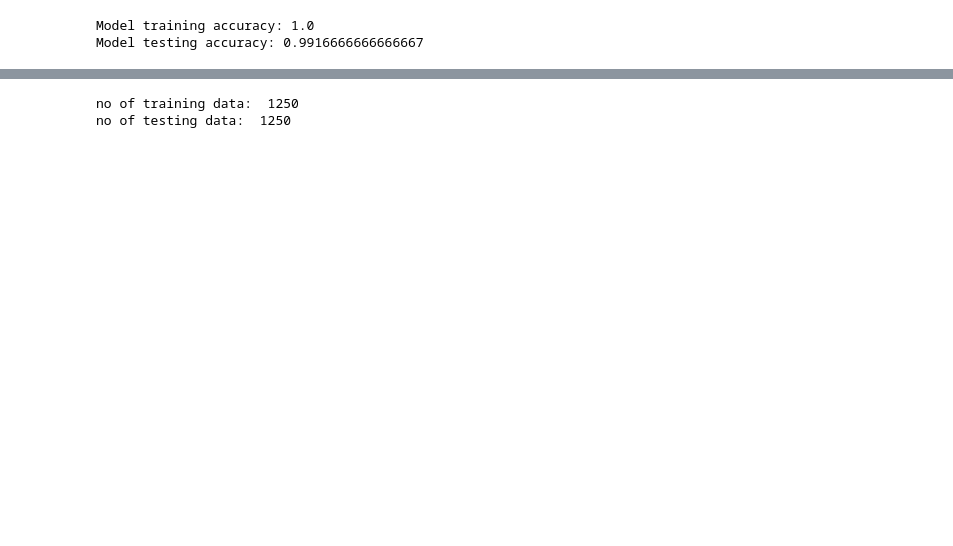
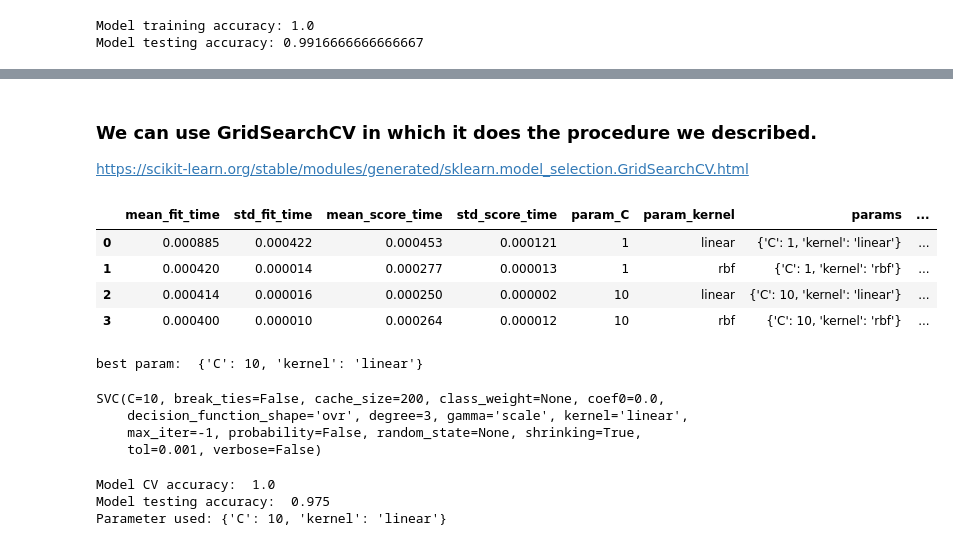
Before and after one commit to shiernee/Advanced_ML, a Jupyter notebook: Week5/WOA7015_Wk5.ipynb, the cells around one changed output, grey strips where cells are left out. Cells and saved outputs as stored; diff of their text form; code cells hidden in the pictures; blank space fills up the shorter version.

```diff
--- a/Week5/WOA7015_Wk5.ipynb
+++ b/Week5/WOA7015_Wk5.ipynb
@@ -196,9 +192,16 @@ plt.scatter(X[:, 0], X[:, 1], c=y)
+# %% [markdown]
+### We can use GridSearchCV in which it does the procedure we described.
+https://scikit-learn.org/stable/modules/generated/sklearn.model_selection.GridSearchCV.html
 # %%
+from sklearn.model_selection import GridSearchCV
+from sklearn import svm, datasets
+
+# use iris data
+iris = datasets.load_iris()
+X, y = iris.data, iris.target
+
 # Split into training and testing data
 X_train, X_test, y_train, y_test = train_test_split(X, y, test_size=0.80, random_state=42)
 
 print('no of training data: ', len(X_train))
 print('no of testing data: ', len(X_test))
-# %% [output]
-no of training data:  1250
-no of testing data:  1250
@@ -211,2 +208,43 @@ svm = svm.fit(X_train, y_train)
+# %%
+svc = SVC()
+parameters = {'kernel':('linear', 'rbf'), 'C':[1, 10]}
+clf = GridSearchCV(svc, parameters, cv=5)
+clf.fit(X_train, y_train)
+results = clf.cv_results_
+results = pd.DataFrame.from_dict(results)
+results
+# %% [output]
+|  | mean_fit_time | std_fit_time | mean_score_time | std_score_time | param_C | param_kernel | params | ... |
+| 0 | 0.000885 | 0.000422 | 0.000453 | 0.000121 | 1 | linear | {'C': 1, 'kernel': 'linear'} | ... |
+| 1 | 0.000420 | 0.000014 | 0.000277 | 0.000013 | 1 | rbf | {'C': 1, 'kernel': 'rbf'} | ... |
+| 2 | 0.000414 | 0.000016 | 0.000250 | 0.000002 | 10 | linear | {'C': 10, 'kernel': 'linear'} | ... |
+| 3 | 0.000400 | 0.000010 | 0.000264 | 0.000012 | 10 | rbf | {'C': 10, 'kernel': 'rbf'} | ... |
+# %%
+# Retrain the model with the best hyperparameter
+best_param = clf.best_params_
+print('best param: ', best_param)
+svc.set_params(**best_param)
+svc.fit(X_train, y_train)
+# %% [output]
+best param:  {'C': 10, 'kernel': 'linear'}
+SVC(C=10, break_ties=False, cache_size=200, class_weight=None, coef0=0.0,
+    decision_function_shape='ovr', degree=3, gamma='scale', kernel='linear',
+    max_iter=-1, probability=False, random_state=None, shrinking=True,
+    tol=0.001, verbose=False)
+# %%
+# Evaluate model performance using test data
+
+# Generate predictions
+y_pred = svc.predict(X_test)
+
+# Evaluate by means of accuracy
+test_accuracy = accuracy_score(y_test, y_pred)
+print('Model CV accuracy: ', results['mean_test_score'].iloc[2])
+print('Model testing accuracy: ', test_accuracy)
+print('Parameter used:', best_param)
+# %% [output]
+Model CV accuracy:  1.0
+Model testing accuracy:  0.975
+Parameter used: {'C': 10, 'kernel': 'linear'}
 # %%
 # Evaluate by means of a confusion matrix
```
Also changed, not shown: parts of 21 cells of this notebook.
